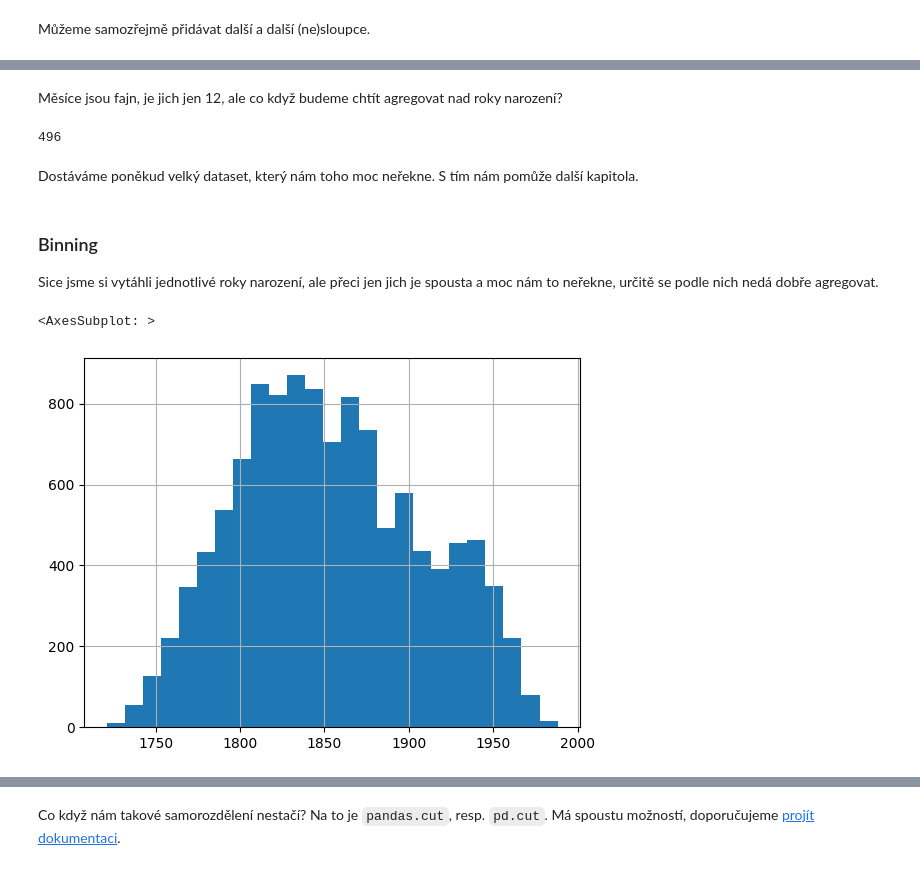
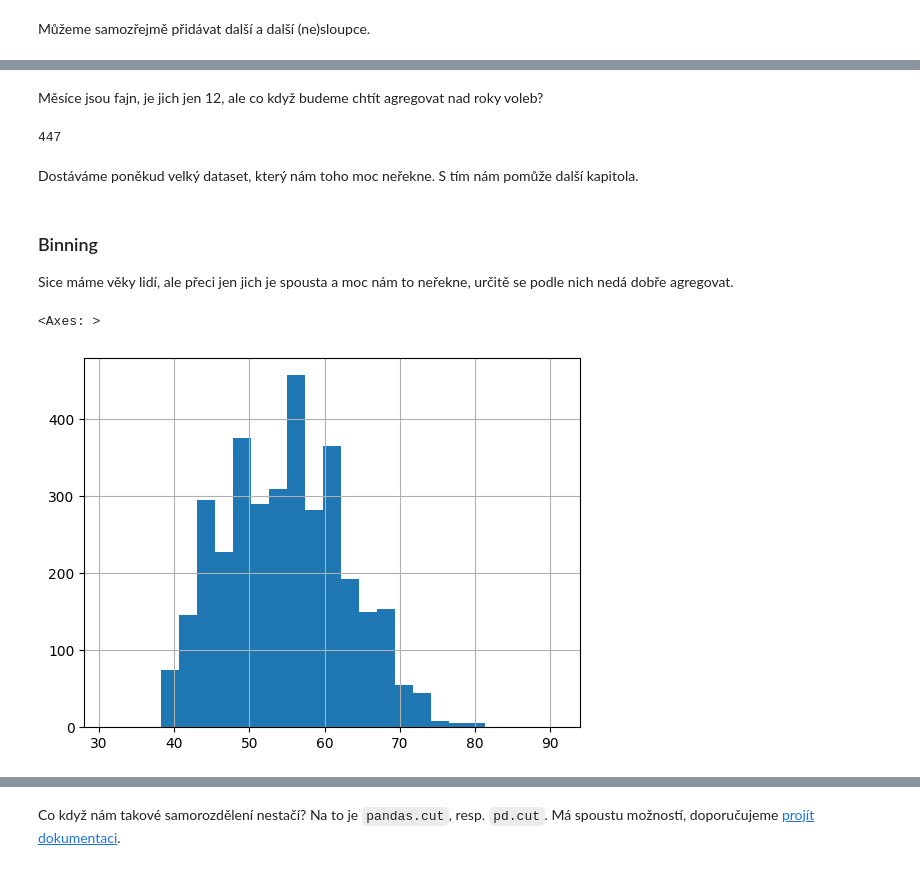
Before and after one commit to PyDataCZ/pyladies-kurz, a Jupyter notebook: lessons/pydata/pandas_groupby/index.ipynb, the cells around one changed output, grey strips where cells are left out. Saved outputs shown, nothing was run; the diff lists cells and outputs as text; code cells hidden in the pictures.

```diff
--- a/lessons/pydata/pandas_groupby/index.ipynb
+++ b/lessons/pydata/pandas_groupby/index.ipynb
@@ -44,0 +18,6 @@ legislators_historical
+# %%
+import os
+filename = "serk.csv"
+if not os.path.exists(filename):
+    filename = "https://raw.githubusercontent.com/PyDataCZ/pyladies-kurz/main/lessons/pydata/pandas_groupby/serk.csv"
+df = pd.read_csv(filename, delimiter=";", encoding="windows-1250", parse_dates=["DATUMVOLEB"])
@@ -250,5 +186,2 @@ next(iter(groups)) # timhle ziskame prvni element pri iteraci (for cyklu)
 # %% [markdown]
 K čemu nám to může být? Při agregaci se data drasticky zjednodušují a nemusíme si vždy být jisti, že naše agregace jsou napsané správně. Pomocí iterace nad skupinami si můžeme zobrazit všechna data před agregací.
-# %%
-for party, df in legislators_historical.groupby('party'):
-    df.to_csv(party + '.csv')
@@ -473,15 +402,15 @@ dtype: int64
 # %% [markdown]
-Měsíce jsou fajn, je jich jen 12, ale co když budeme chtít agregovat nad roky narození?
+Měsíce jsou fajn, je jich jen 12, ale co když budeme chtít agregovat nad roky voleb?
 # %%
-legislators_historical.groupby([
-    legislators_historical['type'],
-    legislators_historical['birthday'].dt.year,
+df.groupby([
+    df['OBVOD'],
+    df['DATUMVOLEB'].dt.year,
 ]).size().count()
 # %% [output]
-496
+447
 # %% [markdown]
 Dostáváme poněkud velký dataset, který nám toho moc neřekne. S tím nám pomůže další kapitola.
 # %% [markdown]
 ### Binning
 
-Sice jsme si vytáhli jednotlivé roky narození, ale přeci jen jich je spousta a moc nám to neřekne, určitě se podle nich nedá dobře agregovat.
+Sice máme věky lidí, ale přeci jen jich je spousta a moc nám to neřekne, určitě se podle nich nedá dobře agregovat.
@@ -491,5 +417,5 @@ legislators_historical = legislators_historical.assign(birth_year=birth_years)
 # %%
-legislators_historical['birth_year'].hist(bins=25)
+df['VEK'].hist(bins=25)
 # %% [output]
-<AxesSubplot: >
+<Axes: >
-[figure, old version]
+[figure, new version]
```
Also changed, not shown: parts of 77 cells of this notebook, 2 other files.
